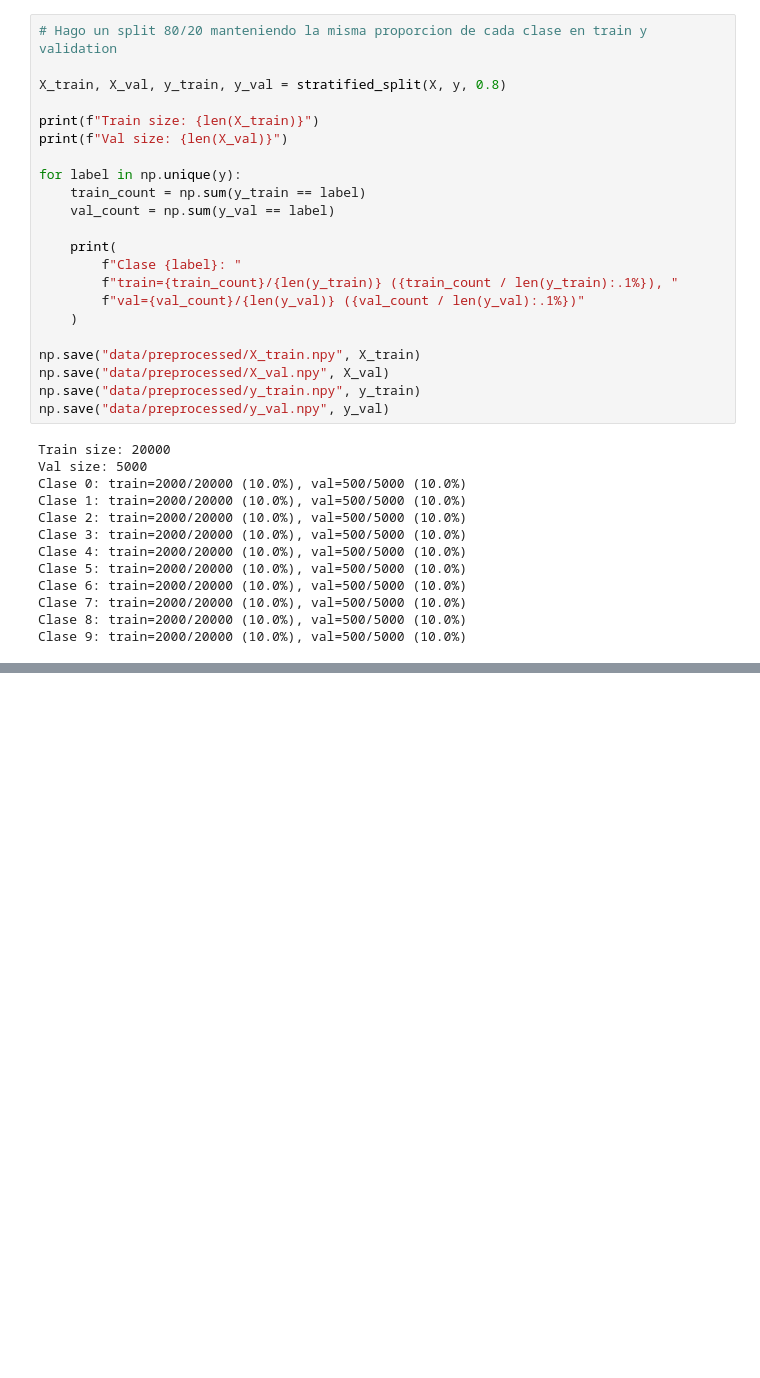
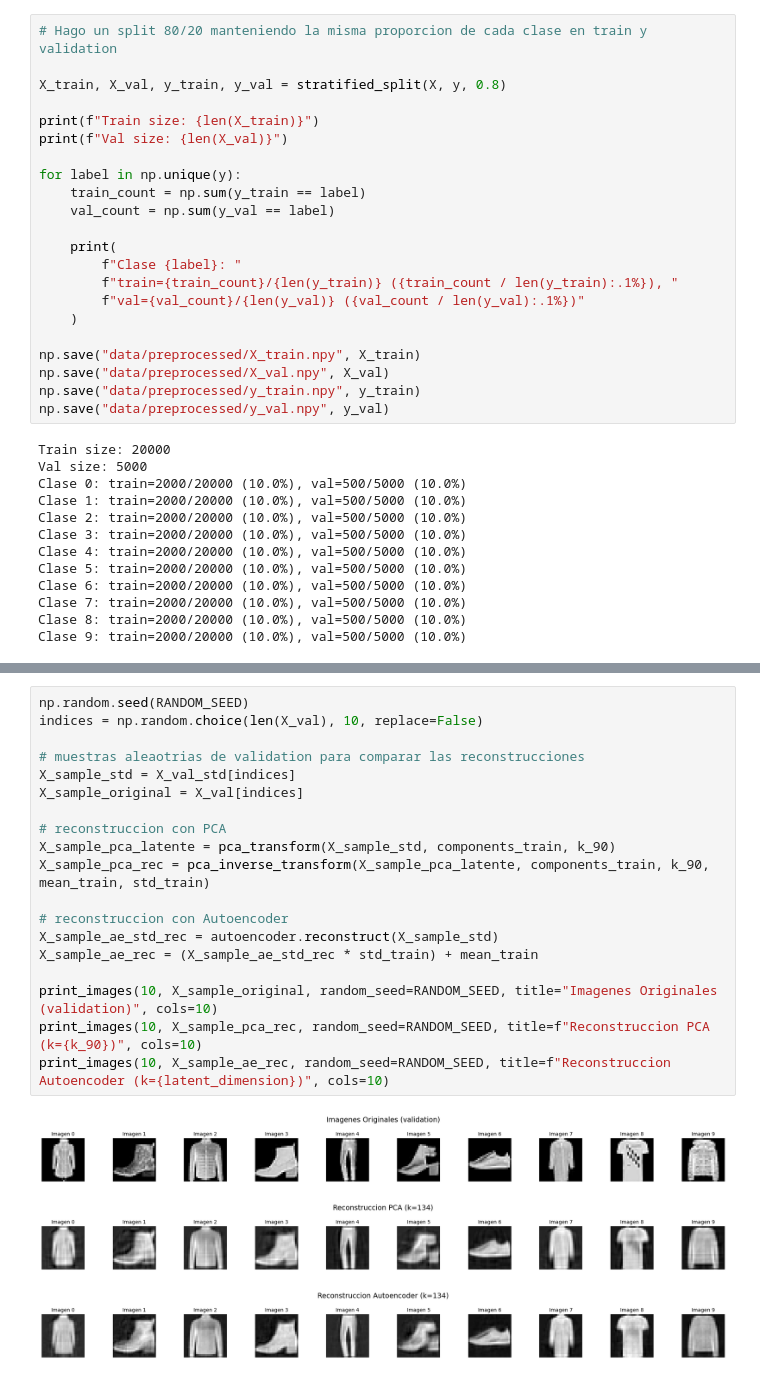
Before and after one commit to Santicar575/TP4_ML_Aprendizaje_No_Supervisado, a Jupyter notebook: Cardelli_Santino_Notebook_TP4.ipynb, the cells around one changed output, grey strips where cells are left out. Cells and saved outputs as stored; diff of their text form; blank space fills up the shorter version.

```diff
--- a/Cardelli_Santino_Notebook_TP4.ipynb
+++ b/Cardelli_Santino_Notebook_TP4.ipynb
@@ -125,0 +237,23 @@ Clase 9: train=2000/20000 (10.0%), val=500/5000 (10.0%)
+# %%
+np.random.seed(RANDOM_SEED)
+indices = np.random.choice(len(X_val), 10, replace=False)
+
+# muestras aleaotrias de validation para comparar las reconstrucciones
+X_sample_std = X_val_std[indices]
+X_sample_original = X_val[indices]
+
+# reconstruccion con PCA
+X_sample_pca_latente = pca_transform(X_sample_std, components_train, k_90)
+X_sample_pca_rec = pca_inverse_transform(X_sample_pca_latente, components_train, k_90, mean_train, std_train)
+
+# reconstruccion con Autoencoder
+X_sample_ae_std_rec = autoencoder.reconstruct(X_sample_std)
+X_sample_ae_rec = (X_sample_ae_std_rec * std_train) + mean_train
+
+print_images(10, X_sample_original, random_seed=RANDOM_SEED, title="Imagenes Originales (validation)", cols=10)
+print_images(10, X_sample_pca_rec, random_seed=RANDOM_SEED, title=f"Reconstruccion PCA (k={k_90})", cols=10)
+print_images(10, X_sample_ae_rec, random_seed=RANDOM_SEED, title=f"Reconstruccion Autoencoder (k={latent_dimension})", cols=10)
+# %% [output]
+[figure, added]
+[figure, added]
+[figure, added]
```
Also changed, not shown: parts of 11 cells of this notebook, 3 other files.
